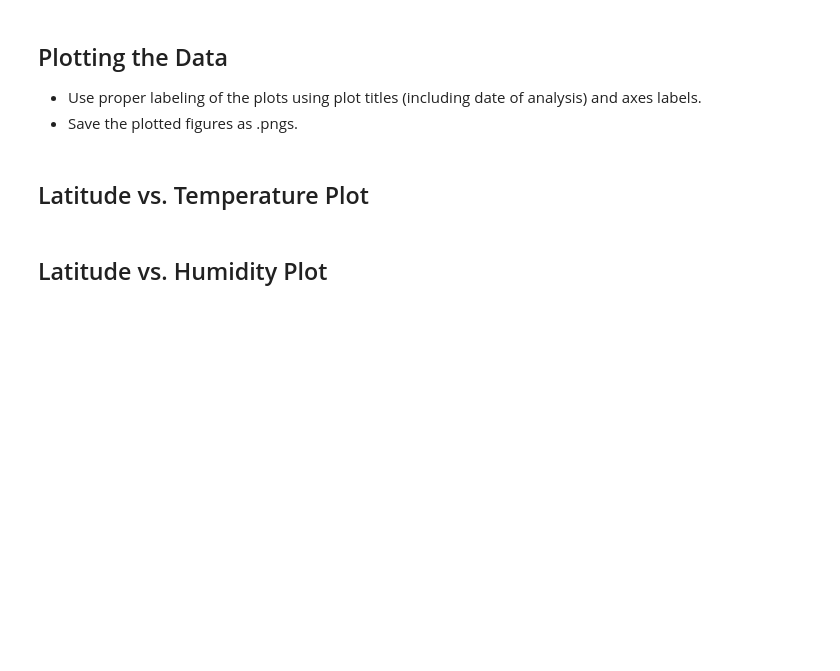
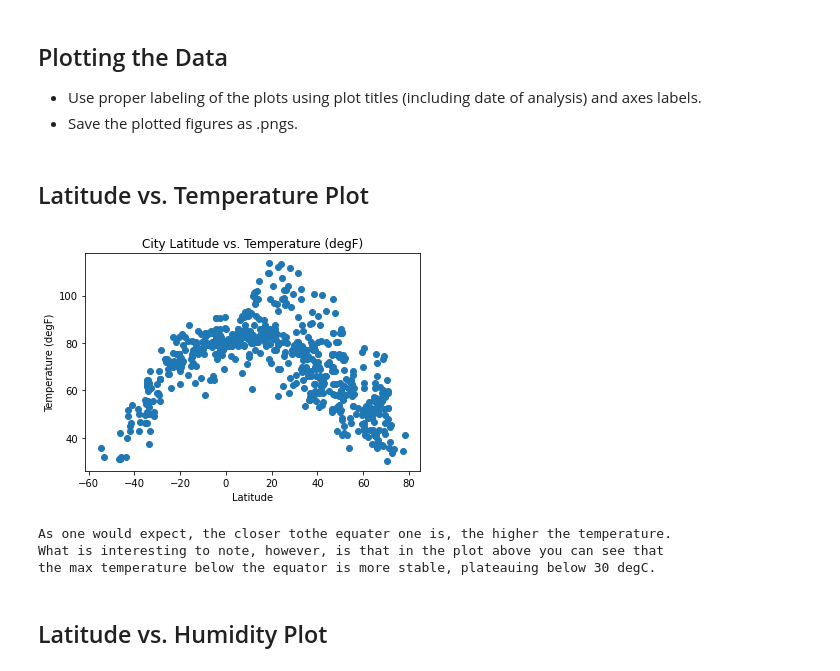
Before and after one commit to tward90/Python_API_Challenge, a Jupyter notebook: WeatherPy.ipynb, the cells around one changed output. Cells and saved outputs as stored; diff of their text form; code cells hidden in the pictures; blank space fills up the shorter version.

Commit message:
Completed WeatherPy.

```diff
--- a/WeatherPy.ipynb
+++ b/WeatherPy.ipynb
@@ -74,7 +75,7 @@ for city in cities:
 
     #Specify base URL and the desired units
     url = "http://api.openweathermap.org/data/2.5/weather?"
-    units = "metric"
+    units = "imperial"
 
     # Build partial query URL
     query_url = f"{url}appid={w_api}&units={units}&q=" + city
@@ -131,9 +128,11 @@ len(date)
 city_weather = pd.DataFrame({'City': found_city,
                              'Latitude': latitude,
                              'Longitude': longitude,
-                             'Max Temperature (degC)': max_temp,
+                             'Max Temperature (degF)': max_temp,
                              'Humidity (%)': humidity,
                              'Cloudiness (%)': cloudiness,
-                             'Wind Speed (m/s)': wind_speed,
+                             'Wind Speed (mph)': wind_speed,
                              'Country': country,
                              "Date/Time (UTC)": date})
+
+city_weather.to_csv(output_data_file, index = False)
@@ -157,5 +181,32 @@ Skip this step if there are no cities that have humidity > 100%.
 * Save the plotted figures as .pngs.
 # %% [markdown]
 ## Latitude vs. Temperature Plot
+# %%
+#Assign Axes
+x_values = city_weather['Latitude']
+y_values = city_weather['Max Temperature (degF)']
+
+plt.scatter(x_values, y_values)
+#Title Chart
+plt.title('City Latitude vs. Temperature (degF)')
+
+#Title X-Axis
+plt.xlabel('Latitude')
+
+#Title Y-Axis
+plt.ylabel('Temperature (degF)')
+
+#Display Graph
+plt.show()
+
+#Analysis
+print('As one would expect, the closer tothe equater one is, the higher the temperature.')
+print('What is interesting to note, however, is that in the plot above you can see that')
+print('the max temperature below the equator is more stable, plateauing below 30 degC.')
+# %% [output]
+[figure, added]
+As one would expect, the closer tothe equater one is, the higher the temperature.
+What is interesting to note, however, is that in the plot above you can see that
+the max temperature below the equator is more stable, plateauing below 30 degC.
 # %% [markdown]
 ## Latitude vs. Humidity Plot
```
Also changed, not shown: parts of 16 cells of this notebook, 1 other file.
